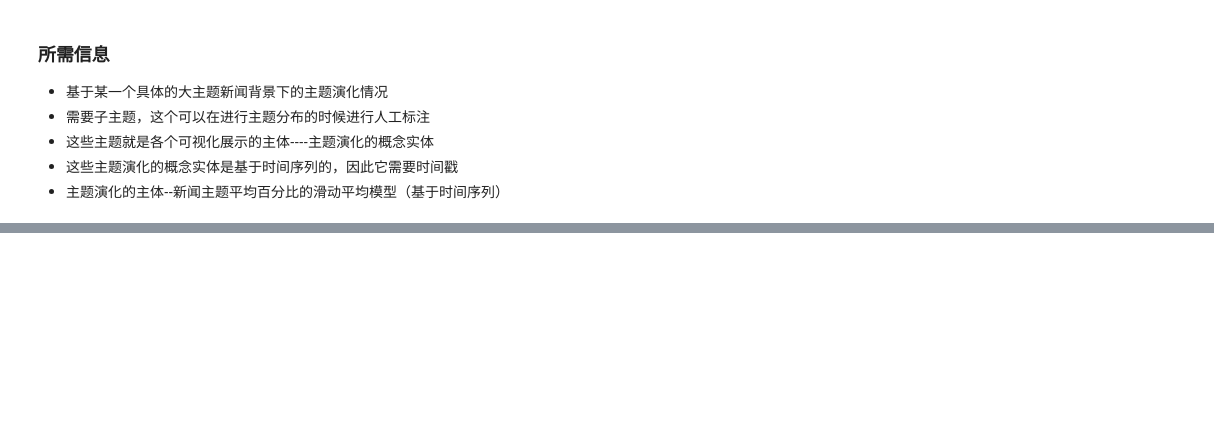
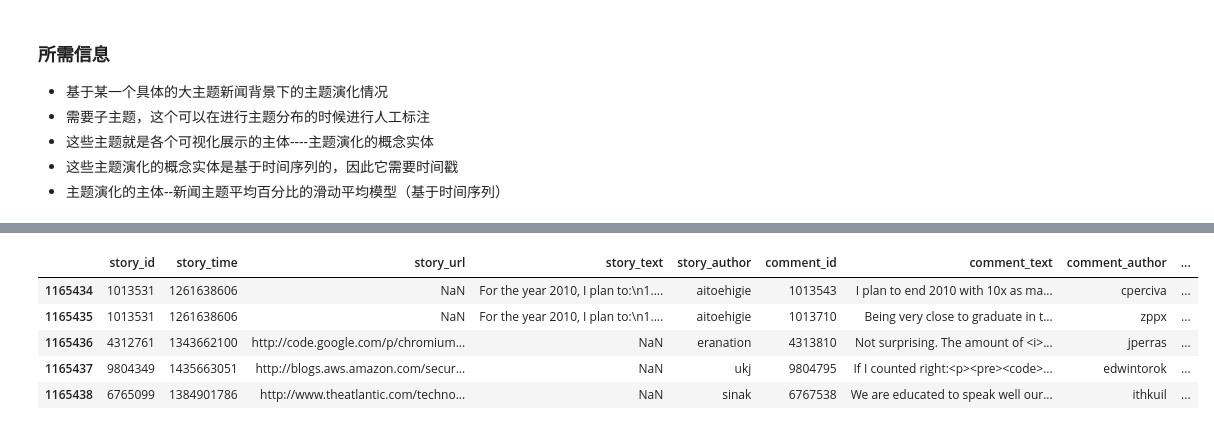
Before and after one commit to JA1lE1/NLP, a Jupyter notebook: topic model/群贤平台/Explore_spider.ipynb, the cells around one changed output, grey strips where cells are left out. Saved outputs shown, nothing was run; the diff lists cells and outputs as text; code cells hidden in the pictures; blank space fills up the shorter version.

```diff
--- a/topic model/群贤平台/Explore_spider.ipynb
+++ b/topic model/群贤平台/Explore_spider.ipynb
@@ -52,0 +82,9 @@ Topic_evolution.tail()
+# %%
+HN.tail()
+# %% [output]
+|  | story_id | story_time | story_url | story_text | story_author | comment_id | comment_text | comment_author | ... |
+| 1165434 | 1013531 | 1261638606 | NaN | For the year 2010, I plan to:\n1.... | aitoehigie | 1013543 | I plan to end 2010 with 10x as ma... | cperciva | ... |
+| 1165435 | 1013531 | 1261638606 | NaN | For the year 2010, I plan to:\n1.... | aitoehigie | 1013710 | Being very close to graduate in t... | zppx | ... |
+| 1165436 | 4312761 | 1343662100 | http://code.google.com/p/chromium... | NaN | eranation | 4313810 | Not surprising. The amount of <i>... | jperras | ... |
+| 1165437 | 9804349 | 1435663051 | http://blogs.aws.amazon.com/secur... | NaN | ukj | 9804795 | If I counted right:<p><pre><code>... | edwintorok | ... |
+| 1165438 | 6765099 | 1384901786 | http://www.theatlantic.com/techno... | NaN | sinak | 6767538 | We are educated to speak well our... | ithkuil | ... |
```
Also changed, not shown: parts of 21 cells of this notebook, 13 other files.
